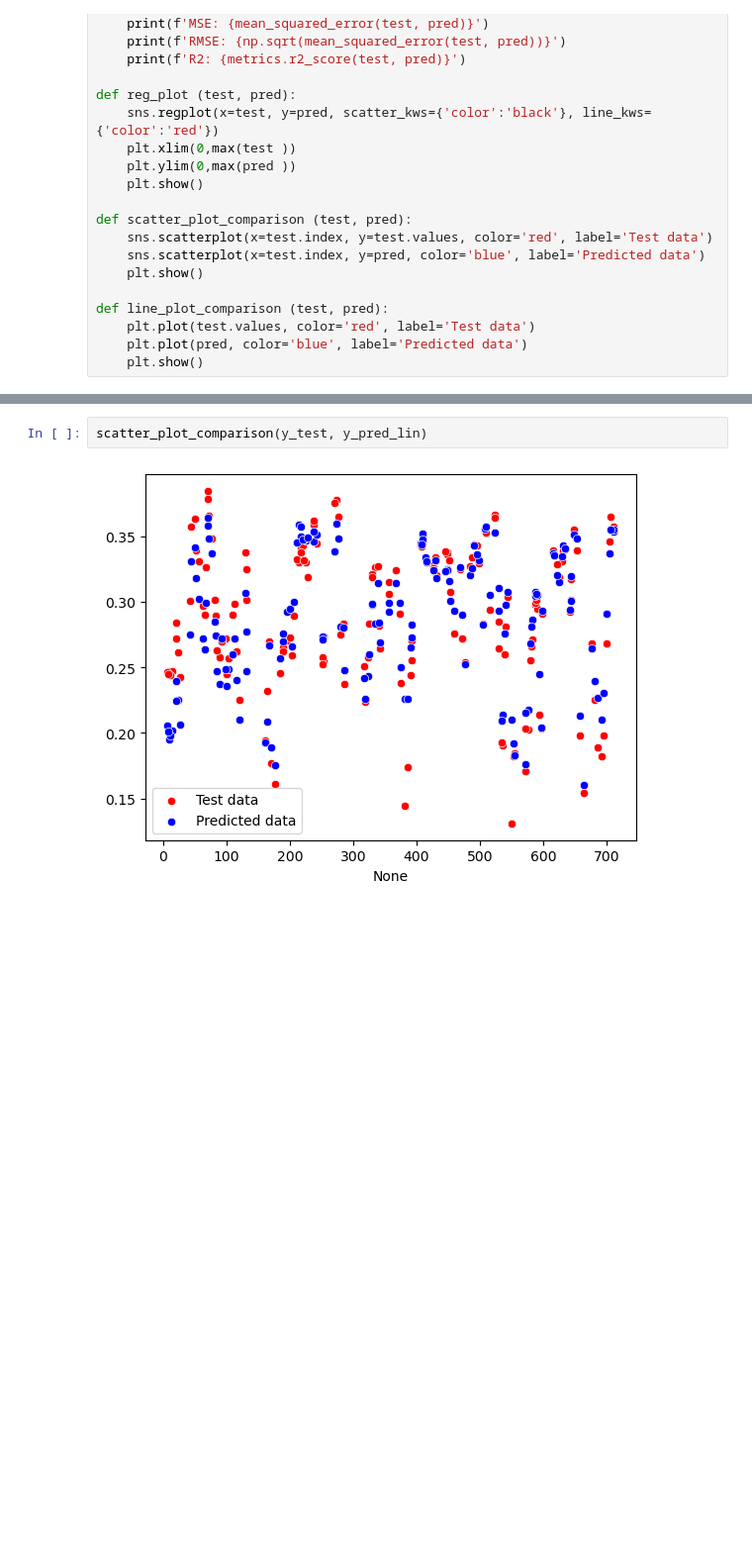
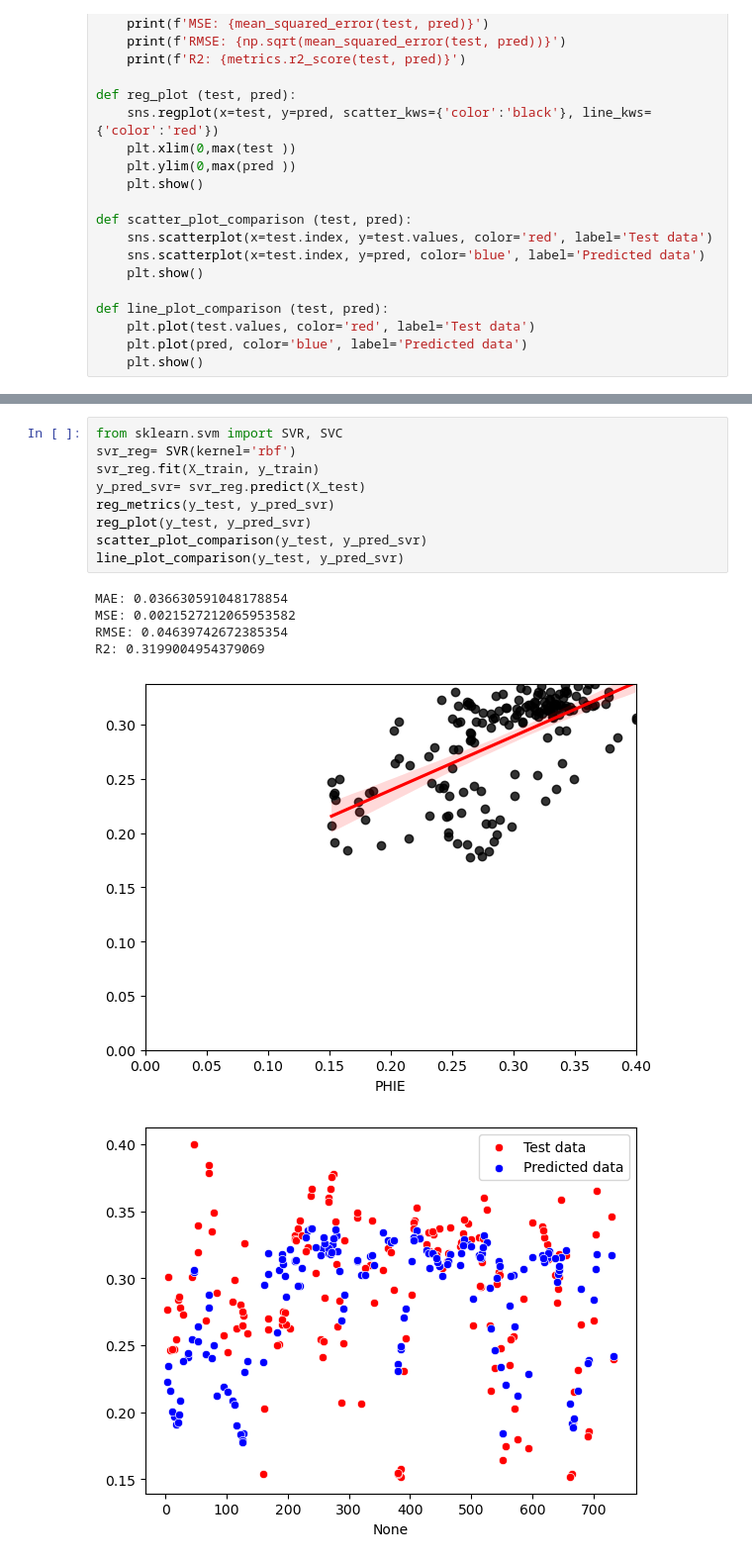
Before and after one commit to edisonc57/Well-Log-Machine-Learning-Porosity-Prediction-KNIME, a Jupyter notebook: ML Session.ipynb, the cells around one changed output, grey strips where cells are left out. Shown at 99% size. Cells and saved outputs as stored; diff of their text form; blank space fills up the shorter version.

```diff
--- a/ML Session.ipynb
+++ b/ML Session.ipynb
@@ -151,4 +153,16 @@ R2: 0.8504489820105385
-# %%
-scatter_plot_comparison(y_test, y_pred_lin)
-# %% [output]
-[figure, removed]
+# %%
+from sklearn.svm import SVR, SVC
+svr_reg= SVR(kernel='rbf')
+svr_reg.fit(X_train, y_train)
+y_pred_svr= svr_reg.predict(X_test)
+reg_metrics(y_test, y_pred_svr)
+reg_plot(y_test, y_pred_svr)
+scatter_plot_comparison(y_test, y_pred_svr)
+line_plot_comparison(y_test, y_pred_svr)
+# %% [output]
+MAE: 0.036630591048178854
+MSE: 0.0021527212065953582
+RMSE: 0.04639742672385354
+R2: 0.3199004954379069
+[figure, added]
+[figure, added]
```
Also changed, not shown: parts of 23 cells of this notebook.
